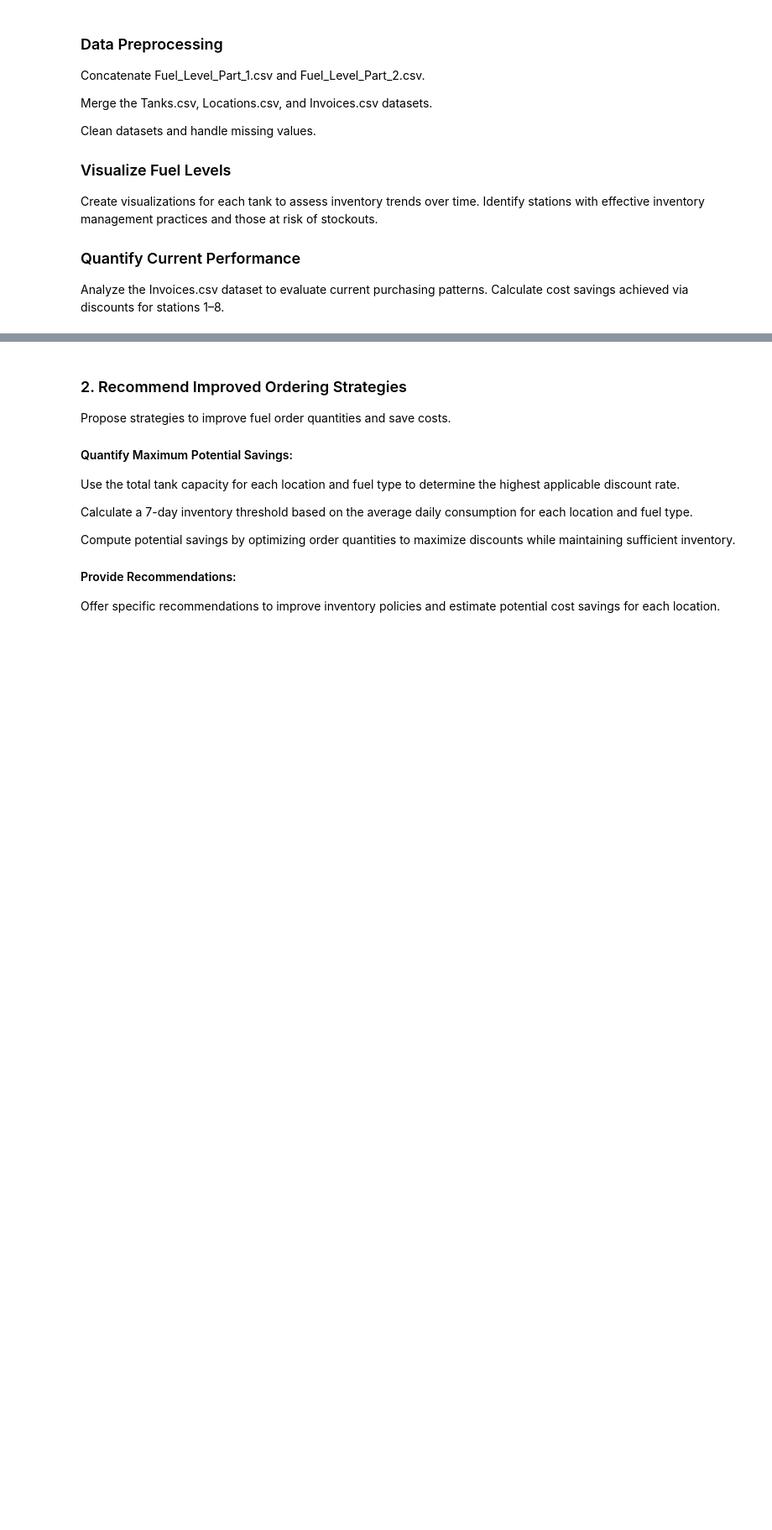
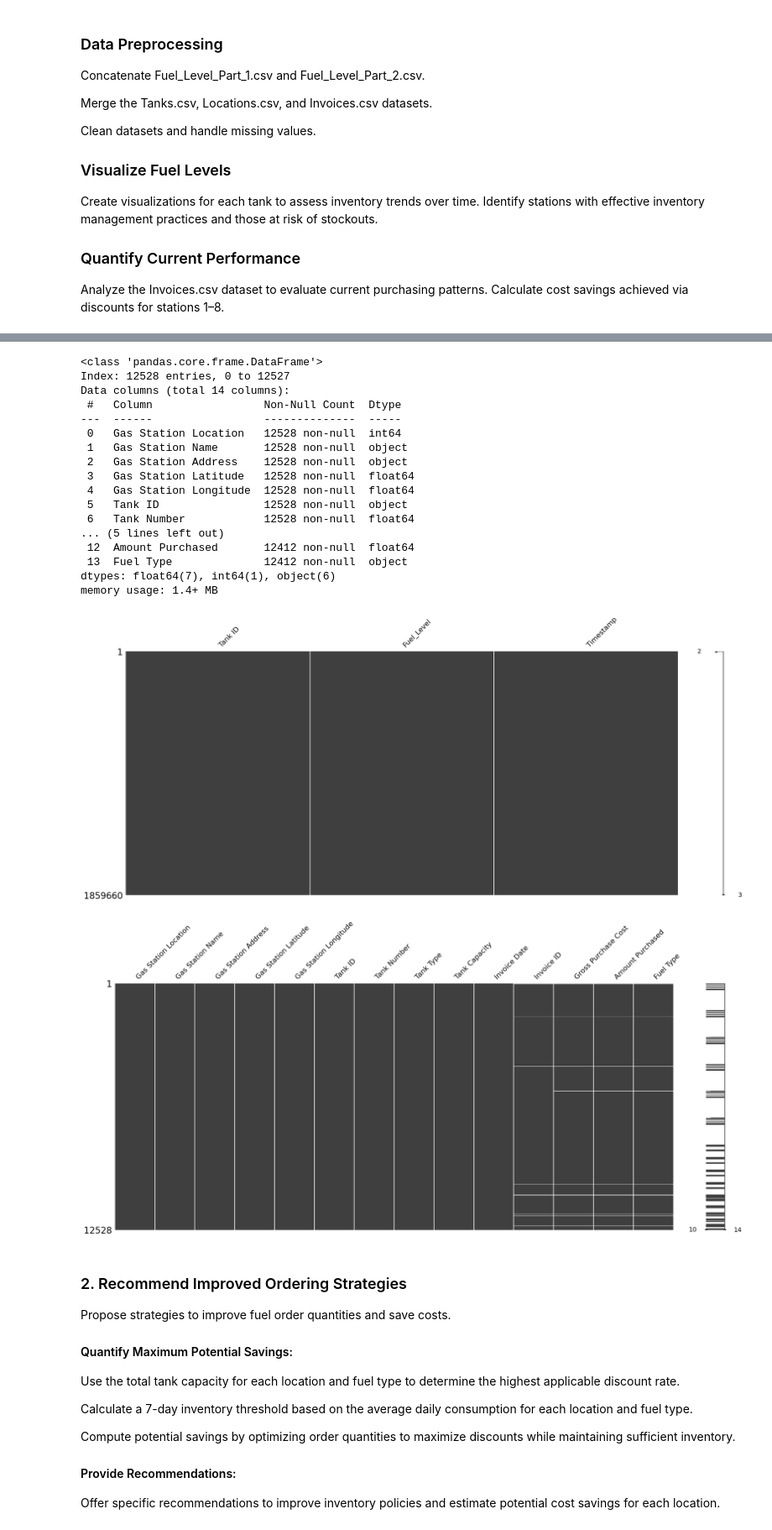
Before and after one commit to RussLai/Python_Final_Project, a Jupyter notebook: Final_Project.ipynb, the cells around one changed output, grey strips where cells are left out. Shown at 84% size. Drawn from its saved outputs; the diff is of its cells as text; code cells hidden in the pictures; blank space fills up the shorter version.

Commit message:
Data preprocessing

```diff
--- a/Final_Project.ipynb
+++ b/Final_Project.ipynb
@@ -15,3 +39,13 @@ Create visualizations for each tank to assess inventory trends over time. Identi
 
 ### Quantify Current Performance
 Analyze the Invoices.csv dataset to evaluate current purchasing patterns. Calculate cost savings achieved via discounts for stations 1–8.
+# %%
+# Concatenate Fuel_Level_Part_1.csv and Fuel_Level_Part_2.csv.
+
+Fuel_Level_Part_1 = pd.read_csv("Fuel_Level_Part_1.csv")
+Fuel_Level_Part_2 = pd.read_csv("Fuel_Level_Part_2.csv")
+
+Fuel_Level_Part_1.rename(columns = {"Fuel Level": "Fuel_Level", "Time stamp" : "Timestamp"}, inplace = True)
+
+FuelLevel = pd.concat ([Fuel_Level_Part_1, Fuel_Level_Part_2], axis = 0)
+FuelLevel.head(10)
@@ -18,3 +59,51 @@ Analyze the Invoices.csv dataset to evaluate current purchasing patterns. Calcul
+# %%
+# Merge the Tanks.csv, Locations.csv, and Invoices.csv datasets.
+
+# Reading the dataset from csv
+Tanks = pd.read_csv("Tanks.csv")
+Locations = pd.read_csv("Locations.csv")
+Invoices = pd.read_csv("Invoices.csv")
+
+# renaming columns prepraring for merging
+Tanks.rename(columns = {'Tank Location': 'Gas Station Location'}, inplace = True)
+Invoices.rename(columns = {'Invoice Gas Station Location': 'Gas Station Location'}, inplace = True)
+
+# Merging datasets
+Merged = Locations.merge(Tanks, on = "Gas Station Location", how = "outer")
+Merged = Merged.merge(Invoices, on = "Gas Station Location", how = "outer")
+# %%
+# Clean datasets and handle missing values.
+
+msno.matrix(FuelLevel)
+# Fuel Level dataset has no missing value
+
+msno.matrix(Merged)
+
+# drop if 10 values are missing
+Merged.dropna(thresh= 10, inplace= True)
+Merged.info()
+
+# handling other missing values ?
+# %% [output]
+<class 'pandas.core.frame.DataFrame'>
+Index: 12528 entries, 0 to 12527
+Data columns (total 14 columns):
+ #   Column                 Non-Null Count  Dtype
+---  ------                 --------------  -----
+ 0   Gas Station Location   12528 non-null  int64
+ 1   Gas Station Name       12528 non-null  object
+ 2   Gas Station Address    12528 non-null  object
+ 3   Gas Station Latitude   12528 non-null  float64
+ 4   Gas Station Longitude  12528 non-null  float64
+ 5   Tank ID                12528 non-null  object
+ 6   Tank Number            12528 non-null  float64
+... (5 lines left out)
+ 12  Amount Purchased       12412 non-null  float64
+ 13  Fuel Type              12412 non-null  object
+dtypes: float64(7), int64(1), object(6)
+memory usage: 1.4+ MB
+[figure, added]
+[figure, added]
 # %% [markdown]
 ### 2. Recommend Improved Ordering Strategies
 
```
Also changed, not shown: parts of 3 cells of this notebook, 1 other file.
